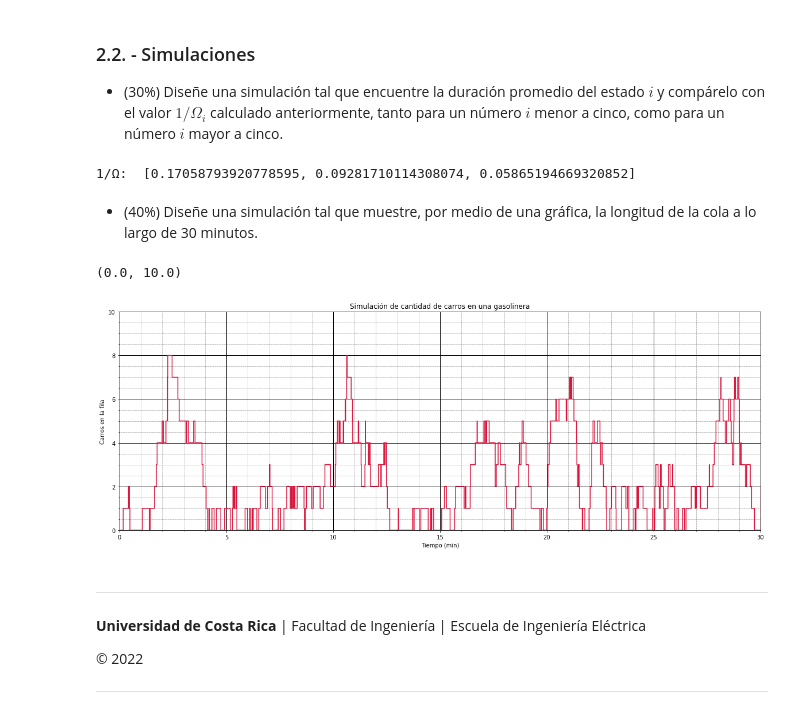
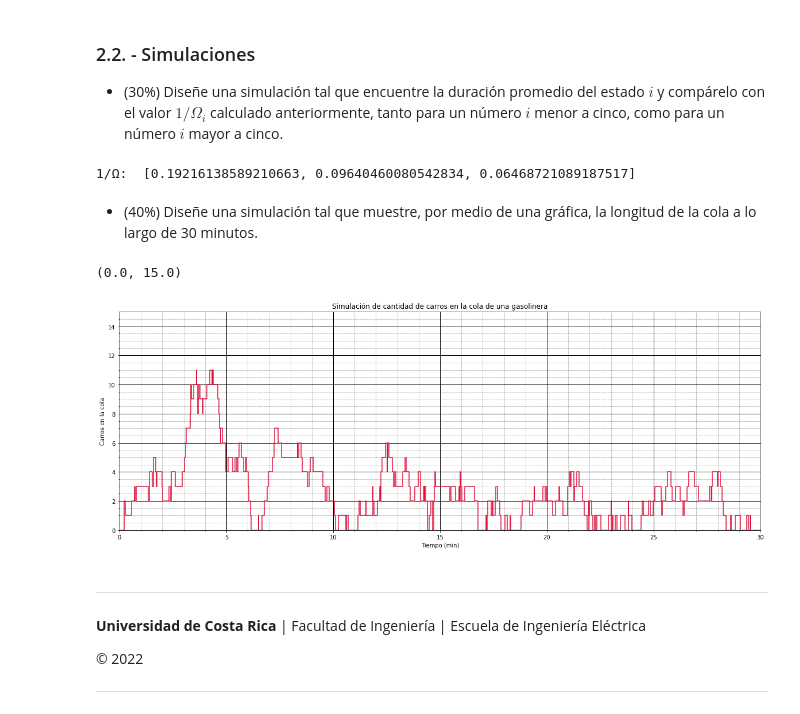
Before and after one commit to phrax-P/Proyecto5_Modelos, a Jupyter notebook: P5.ipynb, the cells around one changed output. Cells and saved outputs as stored; diff of their text form; code cells hidden in the pictures.

```diff
--- a/P5.ipynb
+++ b/P5.ipynb
@@ -108,41 +108,40 @@ def random_walk(muestras):
     Omega_inv = [np.mean(Omega_inv1), np.mean(Omega_inv2), np.mean(Omega_inv3)]
     return estados, tiempos, Omega_inv
 
-Omega_inv = random_walk(1000)[2]
+Omega_inv = random_walk(100)[2]
 print('1/Ω: ', Omega_inv)
 # %% [output]
-1/Ω:  [0.17058793920778595, 0.09281710114308074, 0.05865194669320852]
+1/Ω:  [0.19216138589210663, 0.09640460080542834, 0.06468721089187517]
 # %% [markdown]
 - (40%) Diseñe una simulación tal que muestre, por medio de una gráfica, la longitud de la cola a lo largo de 30 minutos.
 # %%
-# No le di mucha mente, luego reviso si está mal
-estados, tiempos, Omega_inv = random_walk(1000)
+estados, tiempos, Omega_inv = random_walk(10000)
 t = np.array([sum(tiempos[0:x]) for x in range(len(estados))])
 fig, (ax1) = plt.subplots(nrows=1, sharex=True, figsize=(20, 7))
 # Gráfica
 # Titulo
-ax1.set_title("Simulación de cantidad de carros en una gasolinera")
+ax1.set_title("Simulación de cantidad de carros en la cola de una gasolinera")
 # STEP
 ax1.step(t, estados, where = 'post', c='crimson')
 # 30mins
 ax1.set_xlim(0, 30)
 # Labels
-ax1.set_ylabel("Carros en la fila")
+ax1.set_ylabel("Carros en la cola")
 ax1.set_xlabel("Tiempo (min)")
 # GRID
 ax1.minorticks_on()
 # Customize the major grid
 ax1.grid(which='major', linestyle='-', linewidth='1', color='black')
 # Customize the minor grid
 ax1.grid(which='minor', linestyle=':', linewidth='0.5', color='black')
 # Ponemos el grid detras de la grafica
 ax1.set_axisbelow(True)
 # ylim
 ax1.set_ylim(0,max([i for i in estados[0:len(tiempos)]])+1)
 ##
 # %% [output]
-(0.0, 10.0)
+(0.0, 15.0)
-[figure, old version]
+[figure, new version]
 # %% [markdown]
 ---
 **Universidad de Costa Rica** | Facultad de Ingeniería | Escuela de Ingeniería Eléctrica
```
